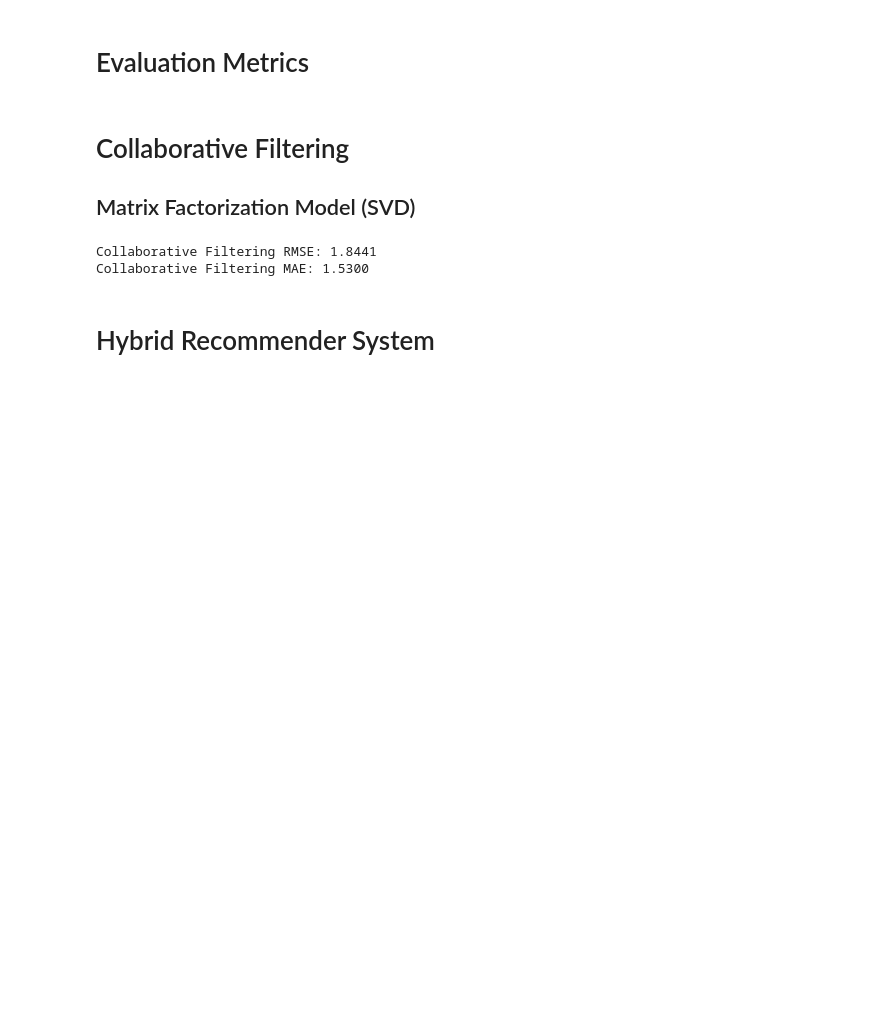
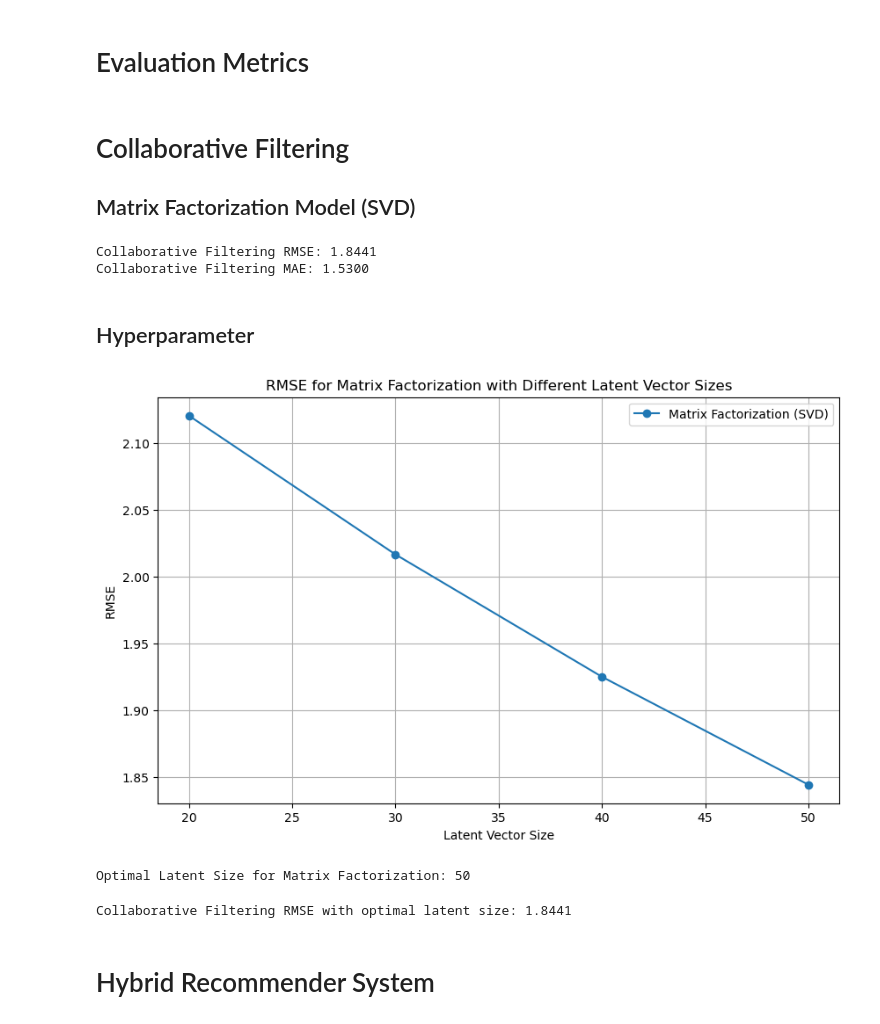
Before and after one commit to HemantRajSingh/collaborative-hybrid-recommender, a Jupyter notebook: notebooks/data_exploration.ipynb, the cells around one changed output. Cells and saved outputs as stored; diff of their text form; code cells hidden in the pictures; blank space fills up the shorter version.

```diff
--- a/notebooks/data_exploration.ipynb
+++ b/notebooks/data_exploration.ipynb
@@ -467,3 +474,41 @@ print(f'Collaborative Filtering MAE: {mae(true_ratings, predicted_ratings_svd):.
 # %% [output]
 Collaborative Filtering RMSE: 1.8441
 Collaborative Filtering MAE: 1.5300
+# %% [markdown]
+##	Hyperparameter
+# %%
+latent_sizes = [20, 30, 40, 50]
+svd_rmse = []
+# %%
+for k in latent_sizes:
+    # Perform SVD with the given latent vector size k
+    U, sigma, Vt = svds(R_demeaned, k=k)
+    sigma = np.diag(sigma)
+
+    # Reconstruct the predicted ratings
+    predicted_ratings = np.dot(np.dot(U, sigma), Vt) + user_ratings_mean.reshape(-1, 1)
+    predicted_ratings_df = pd.DataFrame(predicted_ratings, columns=R_df.columns)
+
+    # Get predicted ratings for test data
+    predicted_ratings_svd = [predicted_ratings_df.iloc[int(row['user_id']), int(row['movie_id'])] for idx, row in test_data.iterrows()]
+
+    # Calculate RMSE for Matrix Factorization model
+    rmse_value = rmse(y_test, predicted_ratings_svd)
+    svd_rmse.append(rmse_value)
+# %%
+# Plot RMSE for Matrix Factorization
+plt.figure(figsize=(10, 6))
+plt.plot(latent_sizes, svd_rmse, label="Matrix Factorization (SVD)", marker='o')
+plt.xlabel("Latent Vector Size")
+plt.ylabel("RMSE")
+plt.title("RMSE for Matrix Factorization with Different Latent Vector Sizes")
+plt.grid(True)
+plt.legend()
+plt.show()
+# %% [output]
+[figure, added]
+# %%
+optimal_latent_size_svd = latent_sizes[np.argmin(svd_rmse)]
+print(f"Optimal Latent Size for Matrix Factorization: {optimal_latent_size_svd}")
+# %% [output]
+Optimal Latent Size for Matrix Factorization: 50
@@ -470,3 +537,7 @@ Collaborative Filtering MAE: 1.5300
+# %%
+print(f'Collaborative Filtering RMSE with optimal latent size: {rmse(true_ratings, predicted_ratings_svd):.4f}')
+# %% [output]
+Collaborative Filtering RMSE with optimal latent size: 1.8441
 # %% [markdown]
 # Hybrid Recommender System
 # %%
```
Also changed, not shown: parts of 22 cells of this notebook.
